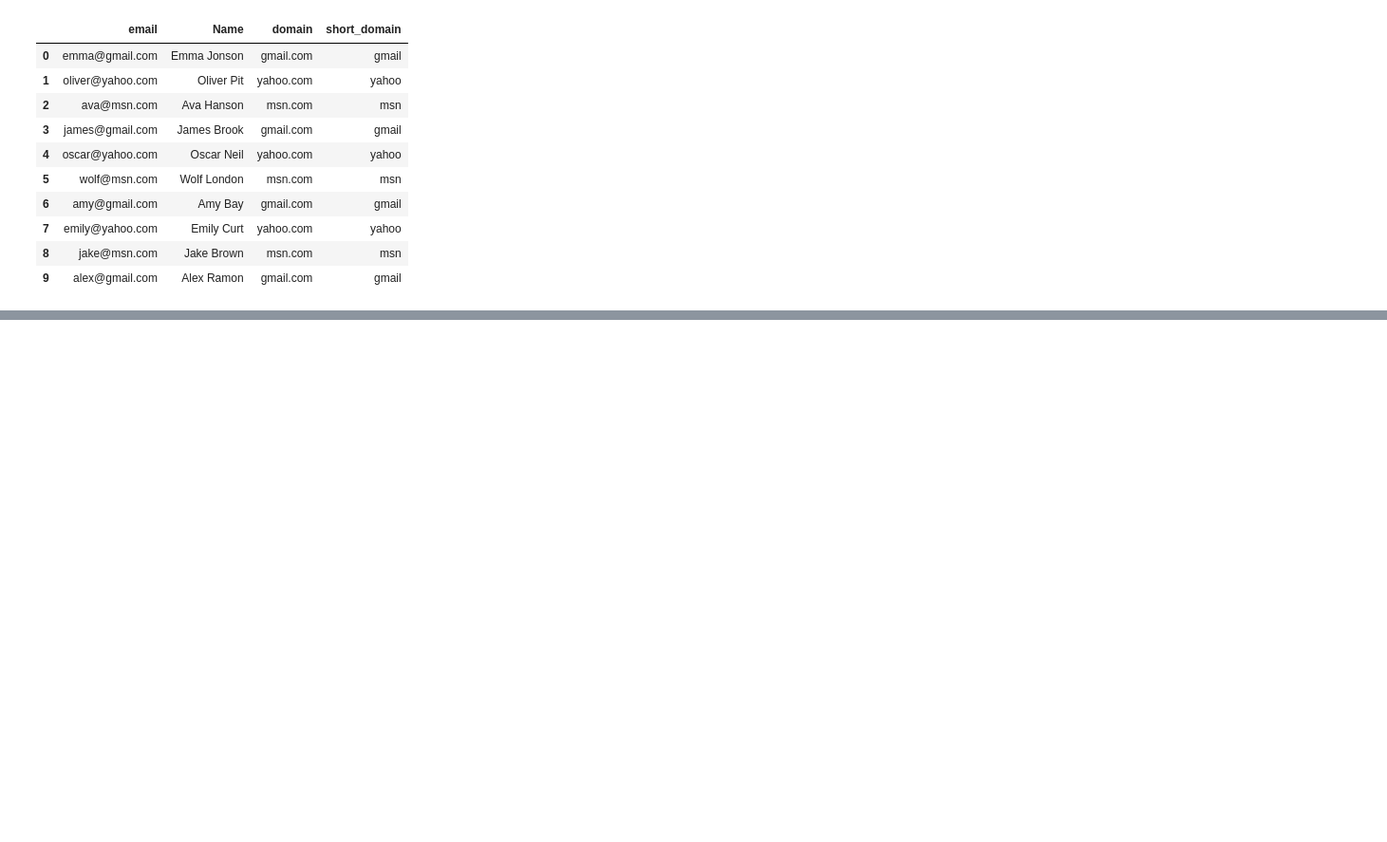
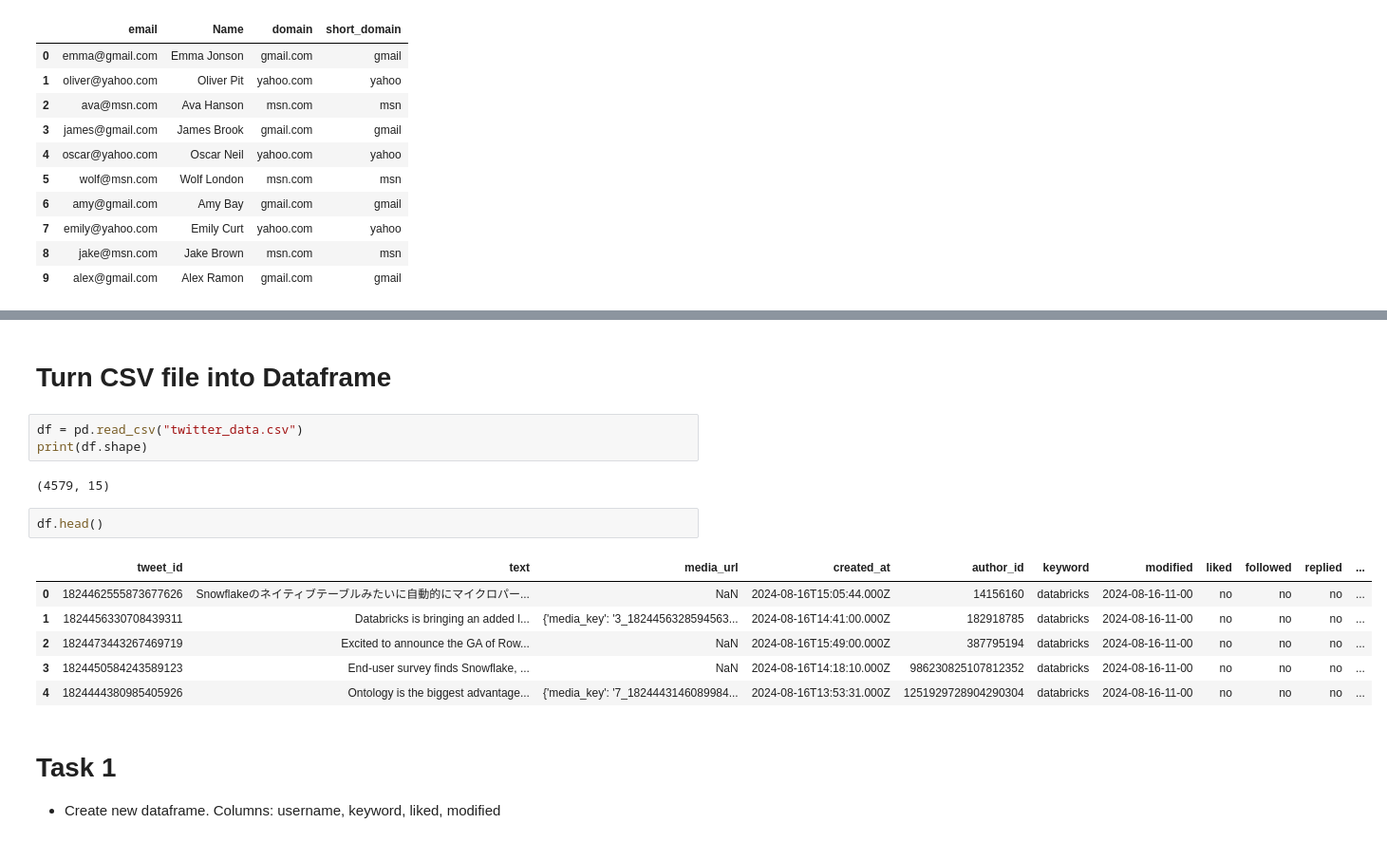
Before and after one commit to byambaa1982/python_cources_for_beginers, a Jupyter notebook: Mini Project 1/Pandas_5.ipynb, the cells around one changed output, grey strips where cells are left out. Shown: that part at 95% size. Drawn from its saved outputs; the diff is of its cells as text; blank space fills up the shorter version.

```diff
--- a/Mini Project 1/Pandas_5.ipynb
+++ b/Mini Project 1/Pandas_5.ipynb
@@ -89,0 +83,20 @@ See the caveats in the documentation: https://pandas.pydata.org/pandas-docs/stab
+# %% [markdown]
+# Turn CSV file into Dataframe
+# %%
+df = pd.read_csv("twitter_data.csv")
+print(df.shape)
+# %% [output]
+(4579, 15)
+# %%
+df.head()
+# %% [output]
+|  | tweet_id | text | media_url | created_at | author_id | keyword | modified | liked | followed | replied | ... |
+| 0 | 1824462555873677626 | Snowflakeのネイティブテーブルみたいに自動的にマイクロパー... | NaN | 2024-08-16T15:05:44.000Z | 14156160 | databricks | 2024-08-16-11-00 | no | no | no | ... |
+| 1 | 1824456330708439311 | Databricks is bringing an added l... | {'media_key': '3_1824456328594563... | 2024-08-16T14:41:00.000Z | 182918785 | databricks | 2024-08-16-11-00 | no | no | no | ... |
+| 2 | 1824473443267469719 | Excited to announce the GA of Row... | NaN | 2024-08-16T15:49:00.000Z | 387795194 | databricks | 2024-08-16-11-00 | no | no | no | ... |
+| 3 | 1824450584243589123 | End-user survey finds Snowflake, ... | NaN | 2024-08-16T14:18:10.000Z | 986230825107812352 | databricks | 2024-08-16-11-00 | no | no | no | ... |
+| 4 | 1824444380985405926 | Ontology is the biggest advantage... | {'media_key': '7_1824443146089984... | 2024-08-16T13:53:31.000Z | 1251929728904290304 | databricks | 2024-08-16-11-00 | no | no | no | ... |
+# %% [markdown]
+# Task 1
+
+- Create new dataframe. Columns: username, keyword, liked, modified
```
Also changed, not shown: parts of 6 cells of this notebook.
